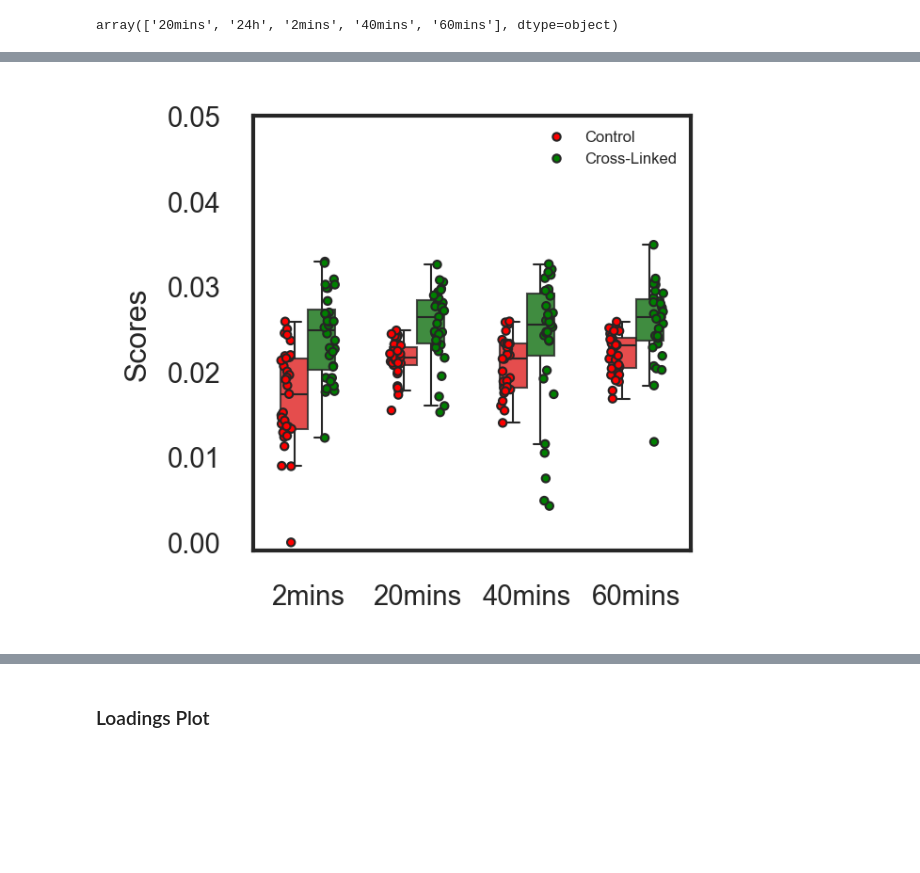
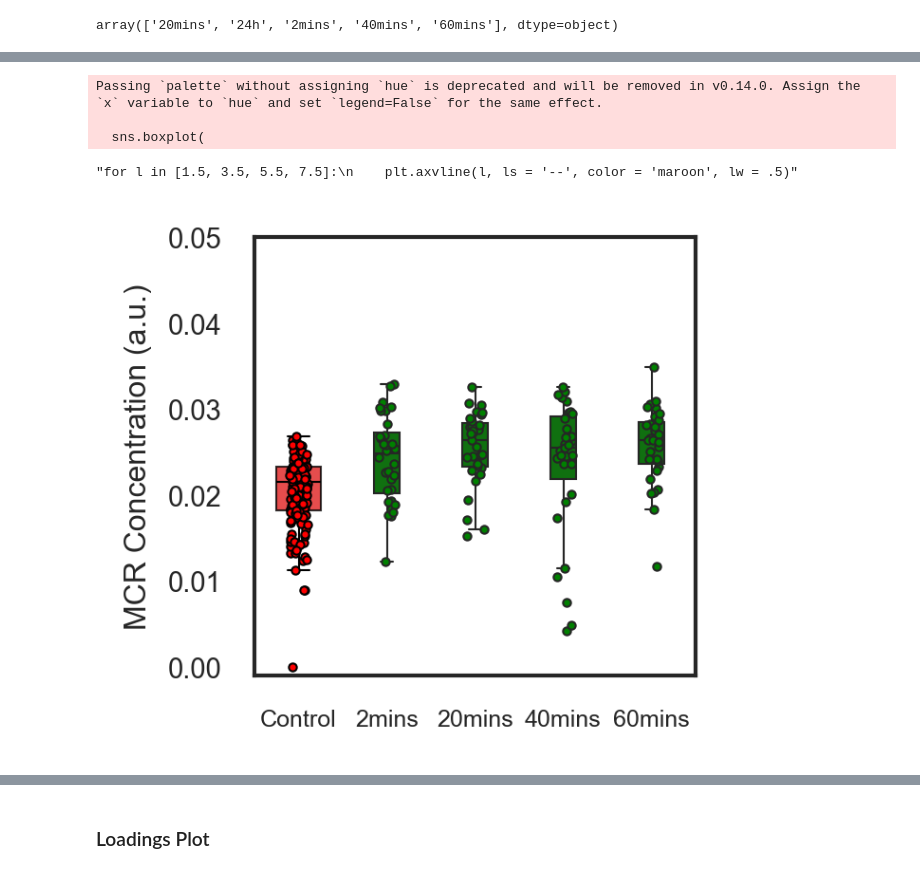
Before and after one commit to bunmiadejimi/Raman_Collagen, a Jupyter notebook: MCR_Stats.ipynb, the cells around one changed output, grey strips where cells are left out. Cells and saved outputs as stored; diff of their text form; code cells hidden in the pictures; blank space fills up the shorter version.

```diff
--- a/MCR_Stats.ipynb
+++ b/MCR_Stats.ipynb
@@ -57,58 +74,79 @@ array(['20mins', '24h', '2mins', '40mins', '60mins'], dtype=object)
 #df[df['trt_time'].isin(['2mins', '20mins', '40mins', '60mins'])]
 sns.set_theme(context = 'paper', font_scale = .8, style = 'white', rc={"patch.linewidth": 1.0})
 plt.figure(figsize = (2, 2), dpi = 300);
-sns.boxplot(
+
+
+sns.stripplot(
+    x = 'sample1',
+    y = 'Scores on Comp 3 (52.75%)',
+    data = df[df['sample1'] == 'Control'],
+    #hue = 'sample1',
+    #order = ['2mins', '20mins','40mins', '60mins'],
+       linewidth = .5,
+       dodge=True,
+       color = 'red',
+       edgecolor='black',
+    size = 2,
+);
+sns.stripplot(
     x = 'trt_time',
     y = 'Scores on Comp 3 (52.75%)',
-    data = df,
-    hue = 'sample1',
+    data = df[df['sample1'] == 'Cross-Linked'],
+    #hue = 'sample1',
     order = ['2mins', '20mins','40mins', '60mins'],
        linewidth = .5,
+       dodge=True,
+       color = 'green',
+    size = 2,
+);
+sns.boxplot(
+    x = 'sample1',
+    y = 'Scores on Comp 3 (52.75%)',
+    data = df[df['sample1'] == 'Control'],
+    #hue = 'sample1',
+    #order = ['2mins', '20mins','40mins', '60mins'],
+       linewidth = .5,
+       linecolor = 'black',
        dodge=True,
        palette = ['red','green'],
        width = .5,
     showfliers = False,
-    boxprops=dict(alpha=0.8),
+   boxprops=dict(alpha=0.8),
     legend = False
     #fill = False
 );
-'''sns.barplot(
-    x = 'trt_time',
-    y = 'Scores on Comp 2 (16.16%)',
-    data = df,
-    hue = 'sample1',
-    order = ['2mins', '20mins','40mins', '60mins'],
-       palette = ['red','green'],
-       width = .5,
-    legend = False,
-    estimator = 'mean',
-    errorbar = 'sd',
-    capsize = 1, errwidth=1
-    #fill = False
-);'''
-sns.stripplot(
+sns.boxplot(
     x = 'trt_time',
     y = 'Scores on Comp 3 (52.75%)',
-    data = df,
-    hue = 'sample1',
+    data = df[df['sample1'] == 'Cross-Linked'],
+    #hue = 'sample1',
     order = ['2mins', '20mins','40mins', '60mins'],
        linewidth = .5,
        dodge=True,
-       palette = ['red','green'],
-    size = 2,
+       color = 'green',
+       #palette = ['red','green'],
+       width = .3,
+    showfliers = False,
+   # boxprops=dict(alpha=0.8),
+    legend = False
+    #fill = False
 );
 plt.xlabel('')
 plt.ylabel('MCR Concentration (a.u.)')
 plt.legend(title = '', frameon = False, fontsize = 4)#, labels=['Control', 'Cross-Linked']
 plt.ylim(-0.001, .05)
+plt.xticks(fontsize = 6)
 
 
 #plt.xticks([0.3])
 #ax.set_xticks(positions)
-plt.ylabel('Scores');
 #plt.axvline(-0.25)
 '''for l in [1.5, 3.5, 5.5, 7.5]:
     plt.axvline(l, ls = '--', color = 'maroon', lw = .5)'''
-plt.savefig(f'C:\\Users\\oadeji01\\OneDrive - Tufts\\Bunmi - NavehLab-01\\Reports\\Paper\\Figures\\MCR_Scores_Orth.tif', dpi = 600, bbox_inches='tight')
+#plt.savefig(f'C:\\Users\\oadeji01\\OneDrive - Tufts\\Bunmi - NavehLab-01\\Reports\\Paper\\Figures\\MCR_Scores_Orth_CvOthers.tif', dpi = 600, bbox_inches='tight')
 # %% [output]
+Passing `palette` without assigning `hue` is deprecated and will be removed in v0.14.0. Assign the `x` variable to `hue` and set `legend=False` for the same effect.
+
+  sns.boxplot(
+"for l in [1.5, 3.5, 5.5, 7.5]:\n    plt.axvline(l, ls = '--', color = 'maroon', lw = .5)"
-[figure, old version]
+[figure, new version]
```
Also changed, not shown: parts of 6 cells of this notebook.
